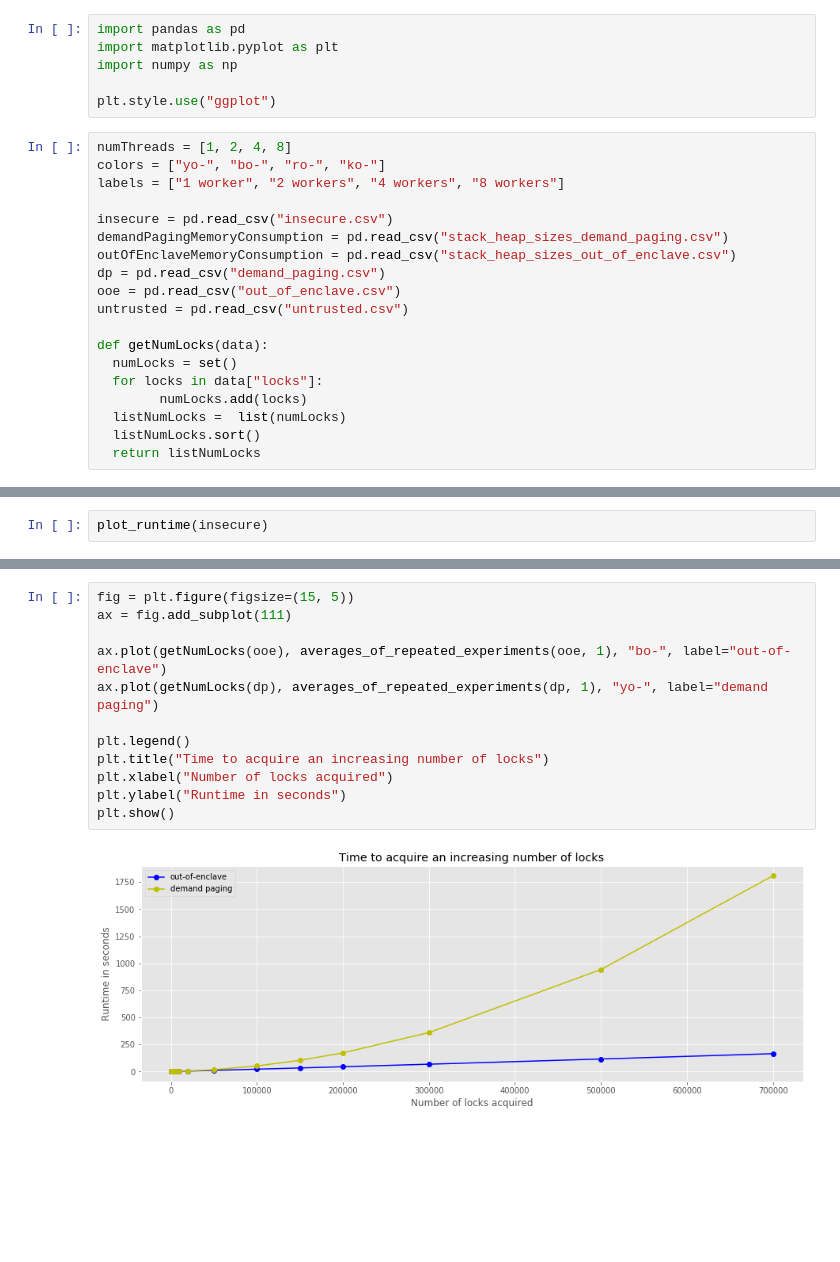
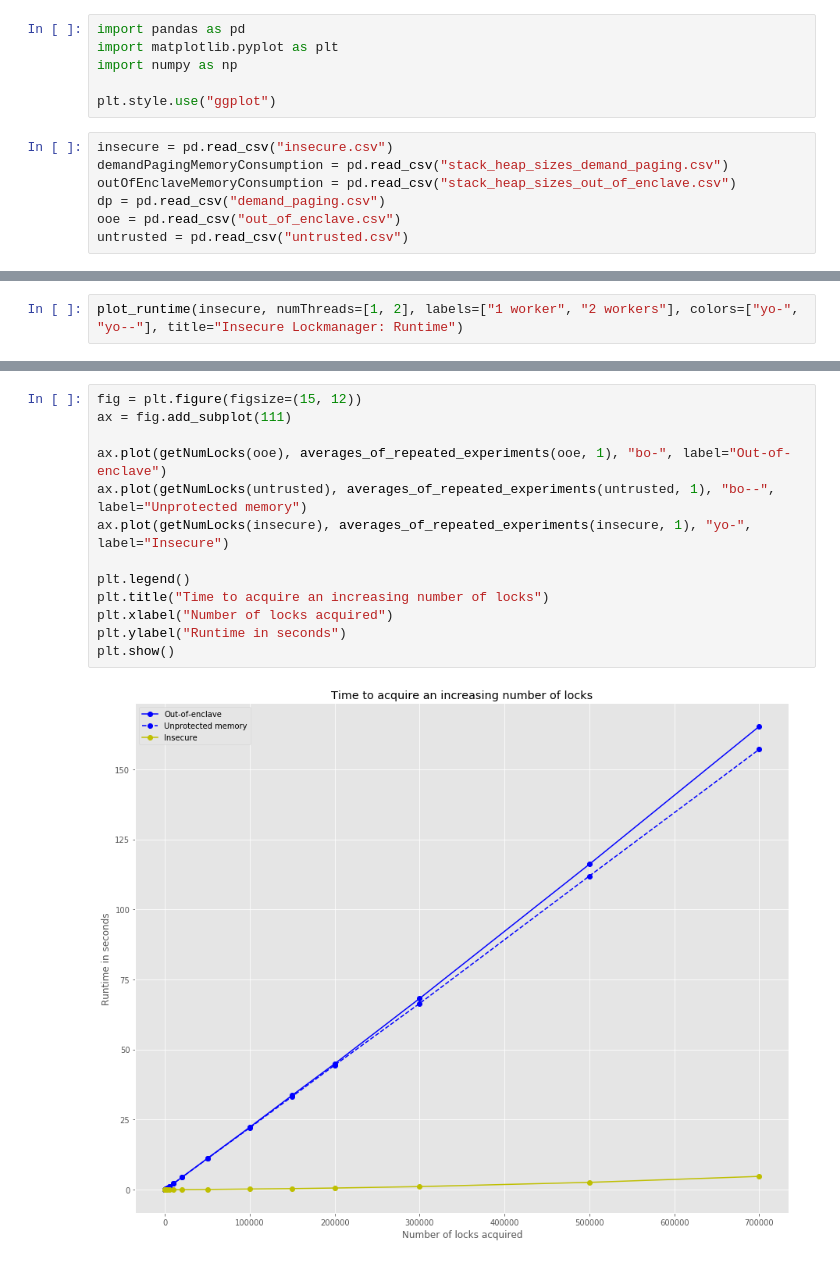
Before and after one commit to shangsuru/verifiable-lockmanager, a Jupyter notebook: evaluation/experiment-results/evaluation.ipynb, the cells around one changed output, grey strips where cells are left out. Drawn from its saved outputs; the diff is of its cells as text; blank space fills up the shorter version.

Commit message:
TDBT-231 Update plots

```diff
--- a/evaluation/experiment-results/evaluation.ipynb
+++ b/evaluation/experiment-results/evaluation.ipynb
@@ -5,22 +5,10 @@ import numpy as np
 
 plt.style.use("ggplot")
 # %%
-numThreads = [1, 2, 4, 8]
-colors = ["yo-", "bo-", "ro-", "ko-"]
-labels = ["1 worker", "2 workers", "4 workers", "8 workers"]
-
 insecure = pd.read_csv("insecure.csv")
 demandPagingMemoryConsumption = pd.read_csv("stack_heap_sizes_demand_paging.csv")
 outOfEnclaveMemoryConsumption = pd.read_csv("stack_heap_sizes_out_of_enclave.csv")
 dp = pd.read_csv("demand_paging.csv")
 ooe = pd.read_csv("out_of_enclave.csv")
 untrusted = pd.read_csv("untrusted.csv")
-
-def getNumLocks(data):
-  numLocks = set()
-  for locks in data["locks"]:
-        numLocks.add(locks)
-  listNumLocks =  list(numLocks)
-  listNumLocks.sort()
-  return listNumLocks
 # %%
@@ -123,2 +137,0 @@ plt.show()
-# %%
-plot_runtime(insecure)
@@ -130,0 +138,2 @@ plot_throughput(insecure)
+# %%
+plot_runtime(insecure, numThreads=[1, 2], labels=["1 worker", "2 workers"], colors=["yo-", "yo--"], title="Insecure Lockmanager: Runtime")
@@ -135,14 +181,15 @@ plot_memory_consumption(demandPagingMemoryConsumption, outOfEnclaveMemoryConsump
 # %%
-fig = plt.figure(figsize=(15, 5))
+fig = plt.figure(figsize=(15, 12))
 ax = fig.add_subplot(111)
 
-ax.plot(getNumLocks(ooe), averages_of_repeated_experiments(ooe, 1), "bo-", label="out-of-enclave")
-ax.plot(getNumLocks(dp), averages_of_repeated_experiments(dp, 1), "yo-", label="demand paging")
+ax.plot(getNumLocks(ooe), averages_of_repeated_experiments(ooe, 1), "bo-", label="Out-of-enclave")
+ax.plot(getNumLocks(untrusted), averages_of_repeated_experiments(untrusted, 1), "bo--", label="Unprotected memory")
+ax.plot(getNumLocks(insecure), averages_of_repeated_experiments(insecure, 1), "yo-", label="Insecure")
 
 plt.legend()
 plt.title("Time to acquire an increasing number of locks")
 plt.xlabel("Number of locks acquired")
 plt.ylabel("Runtime in seconds")
 plt.show()
 # %% [output]
-[figure, old version]
+[figure, new version]
```
Also changed, not shown: parts of 15 cells of this notebook, 1 other file.
